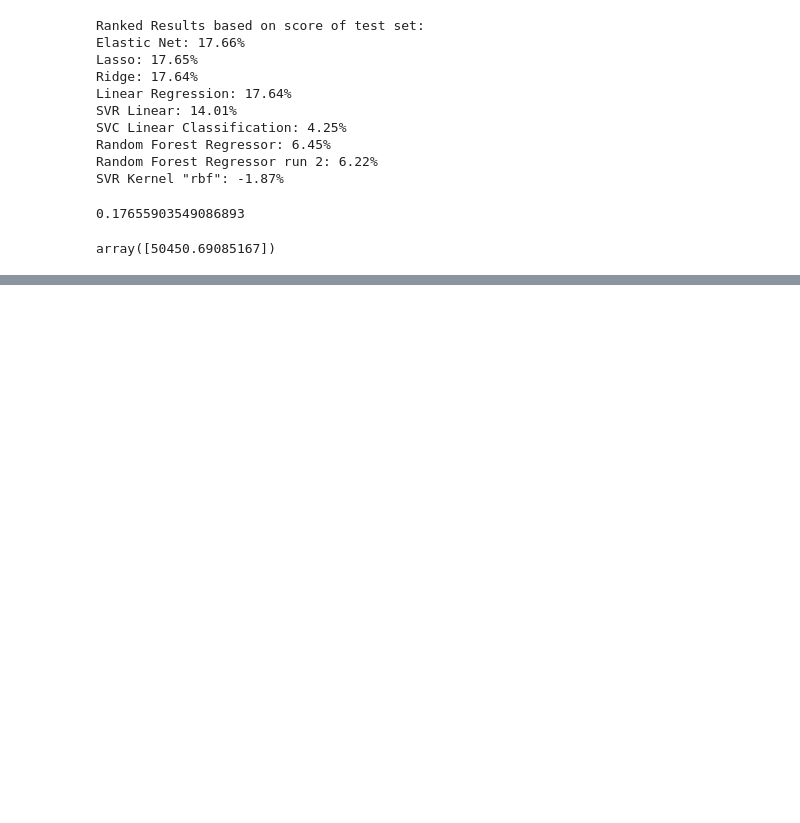
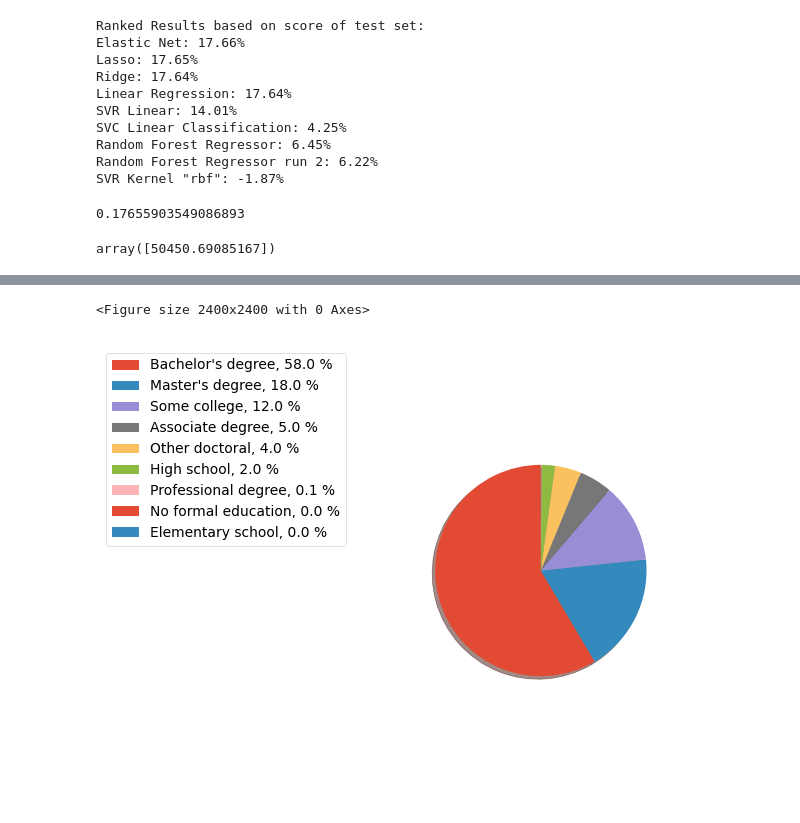
Before and after one commit to triple-crown-consulting/developer-salary-guide, a Jupyter notebook: notebooks/applying-machine-learning.ipynb, the cells around one changed output, grey strips where cells are left out. Cells and saved outputs as stored; diff of their text form; code cells hidden in the pictures; blank space fills up the shorter version.

```diff
--- a/notebooks/applying-machine-learning.ipynb
+++ b/notebooks/applying-machine-learning.ipynb
@@ -362,0 +394,20 @@ array([50450.69085167])
+# %%
+import matplotlib.pyplot as plt
+from matplotlib.pyplot import figure
+figure(figsize=(8,8), dpi=300)
+
+# Pie chart, where the slices will be ordered and plotted counter-clockwise:
+labels = "Bachelor's degree", "Master's degree", "Some college", "Associate degree", "Other doctoral", "High school", "Professional degree", "No formal education", "Elementary school"
+sizes = [58, 18, 12, 5, 4, 2, .05, .04, .03]
+# explode = (0, 0.1, 0, 0, 0, 0, 0, 0, 0)  # only "explode" the 2nd slice
+
+fig1, ax1 = plt.subplots()
+
+ax1.pie(sizes, shadow=True, startangle=90)
+ax1.axis('equal')  # Equal aspect ratio ensures that pie is drawn as a circle.
+plt.legend(loc="best", bbox_to_anchor=(-0.1, 1.), labels=['%s, %1.1f %%' % (l, s) for l, s in zip(labels, sizes)])
+plt.tight_layout()
+plt.savefig('education-level-analysis.png')
+# %% [output]
+<Figure size 2400x2400 with 0 Axes>
+[figure, added]
```
Also changed, not shown: parts of 3 cells of this notebook, 2 other files.
